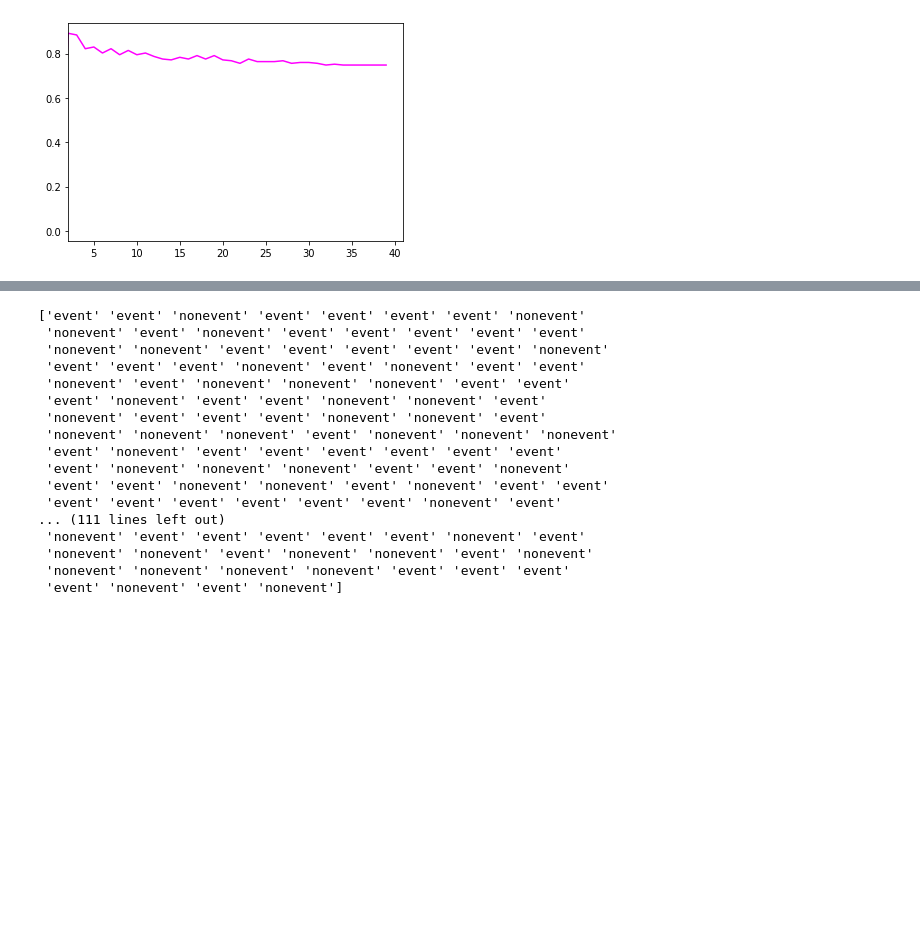
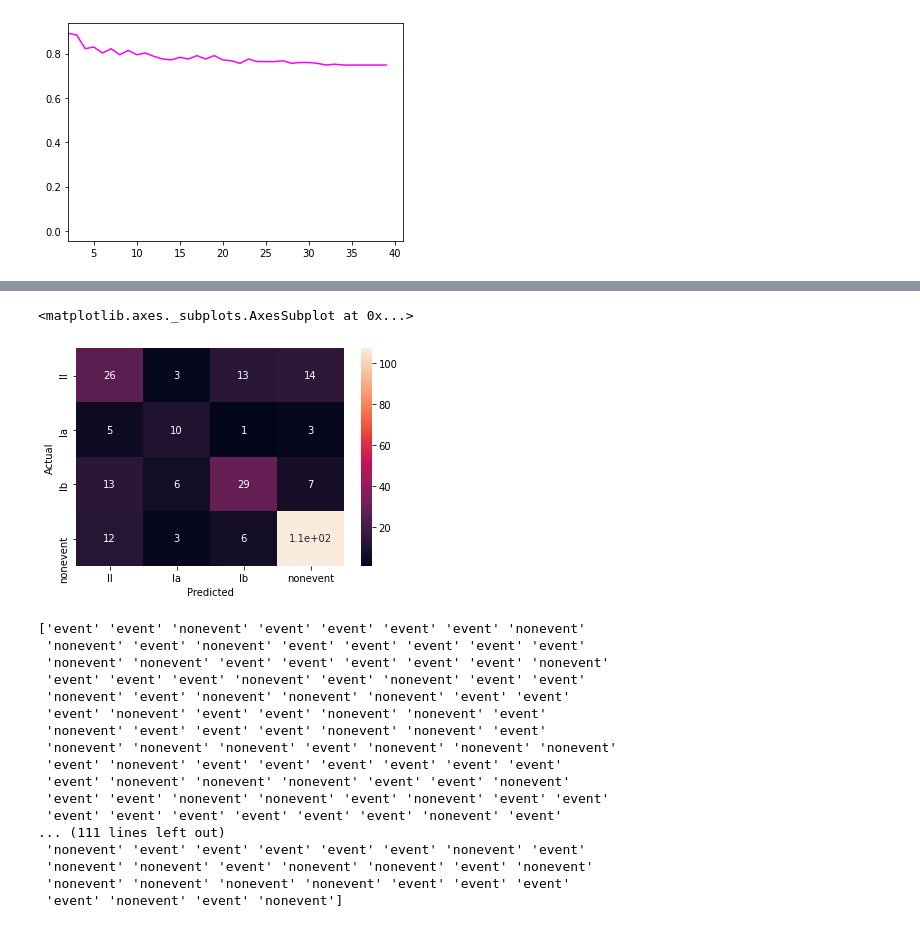
Before and after one commit to williwilliams3/TermProjectIML, a Jupyter notebook: Term_Project_Julia.ipynb, the cells around one changed output, grey strips where cells are left out. Drawn from its saved outputs; the diff is of its cells as text; code cells hidden in the pictures; blank space fills up the shorter version.

Commit message:
Add files via upload
added logistic regression, heat maps
k-nearest neighbour multiclassifier

```diff
--- a/Term_Project_Julia.ipynb
+++ b/Term_Project_Julia.ipynb
@@ -86 +94,18 @@ rate of correct predictions for k = 39 0.748062015503876
+# %%
+#try multi classifiers with k nearest?
+
+y_train_multi = npf_train["class4"]
+
+y_test_multi = npf_train["class4"]
+
+knn = KNeighborsClassifier(n_neighbors=5)
+knn.fit(X_train, y_train_multi)
+#predicted values for class2
+y_predictions_multi = knn.predict(X_test)
+
+confusion_matrix = pd.crosstab(y_test_multi, y_predictions_multi, rownames=['Actual'], colnames=['Predicted'])
+sns.heatmap(confusion_matrix, annot=True)
+# %% [output]
+<matplotlib.axes._subplots.AxesSubplot at 0x...>
+[figure, added]
 # %%
```
Also changed, not shown: parts of 4 cells of this notebook.
